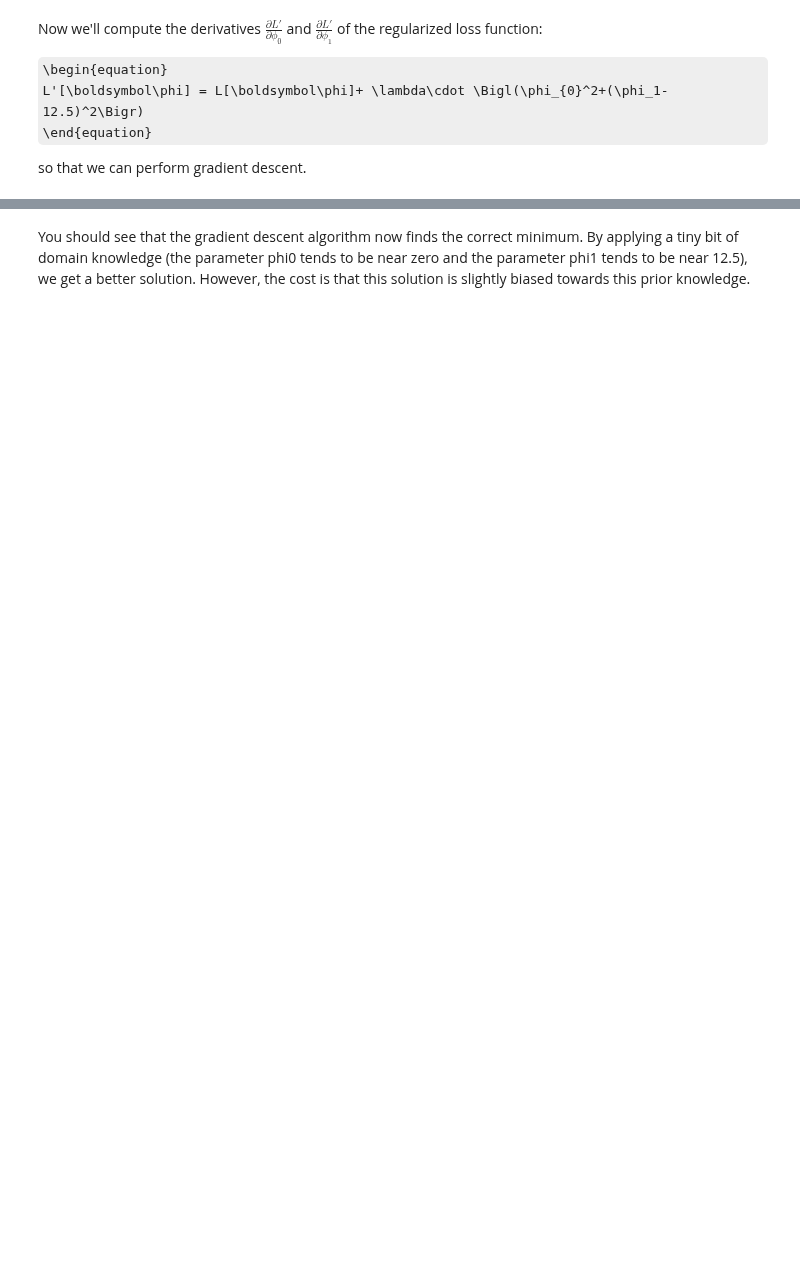
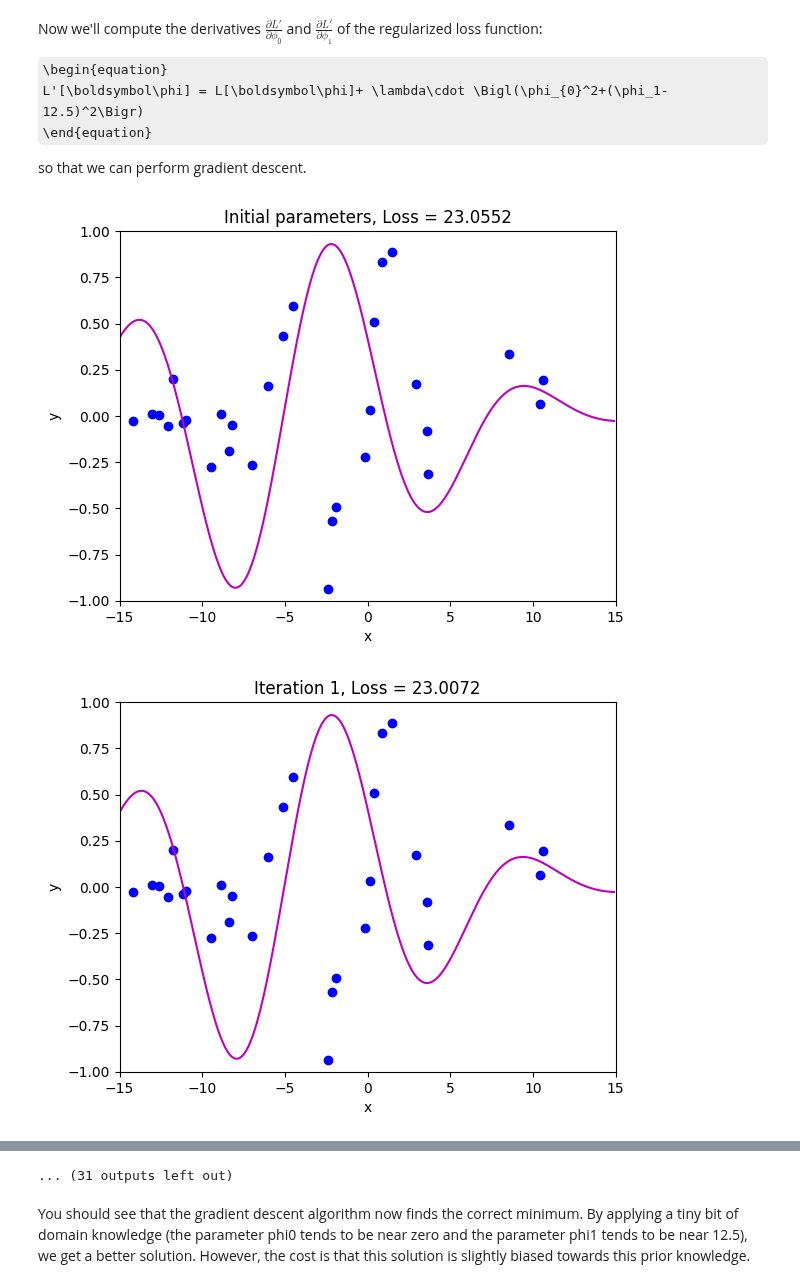
Before and after one commit to MahmoudAshrafYadem/udlbook-Ai_Mahmoud-ibrahim-Ahmed, a Jupyter notebook: Notebooks/Chap09/9_1_L2_Regularization.ipynb, the cells around one changed output, grey strips where cells are left out. Drawn from its saved outputs; the diff is of its cells as text; code cells hidden in the pictures; some formulas as TeX source; blank space fills up the shorter version.

```diff
--- a/Notebooks/Chap09/9_1_L2_Regularization.ipynb
+++ b/Notebooks/Chap09/9_1_L2_Regularization.ipynb
@@ -290,24 +290,29 @@ def gradient_descent_step2(phi, lambda_, data,  model):
   phi = phi - alpha * gradient
   return phi
 # %%
-# Finally, let's run gradient descent and draw the result
-# Initialize the parameters
+# Initialize parameters
 n_steps = 41
-phi_all = np.zeros((2,n_steps+1))
-phi_all[0,0] = 2.6
-phi_all[1,0] = 8.5
+phi_all = np.zeros((2, n_steps+1))
+phi_all[:,0] = [2.6, 8.5]  # initial parameters
 lambda_ = 0.2
 
 # Measure loss and draw initial model
-loss =  compute_loss2(data[0,:], data[1,:], model, phi_all[:,0:1], lambda_)
-draw_model(data,model,phi_all[:,0:1], "Initial parameters, Loss = %f"%(loss))
+loss = compute_loss2(data[0,:], data[1,:], model, phi_all[:,0], lambda_)
+draw_model(data, model, phi_all[:,0], f"Initial parameters, Loss = {loss:.4f}")
 
-for c_step in range (n_steps):
-  # Do gradient descent step
-  phi_all[:,c_step+1:c_step+2] = gradient_descent_step2(phi_all[:,c_step:c_step+1],lambda_, data, model)
-  # Measure loss and draw model every 8th step
-  if c_step % 8 == 0:
-    loss =  compute_loss2(data[0,:], data[1,:], model, phi_all[:,c_step+1:c_step+2], lambda_)
-    draw_model(data,model,phi_all[:,c_step+1], "Iteration %d, loss = %f"%(c_step+1,loss))
+for c_step in range(n_steps):
+    # Gradient descent step
+    phi_next = gradient_descent_step2(phi_all[:, c_step:c_step+1], lambda_, data, model)
+    phi_all[:, c_step+1:c_step+2] = phi_next  # keep column shape for storing
 
+    # Draw model every 8th step
+    if c_step % 8 == 0:
+        # Flatten to 1D before plotting
+        phi_flat = phi_all[:, c_step+1:c_step+2].flatten()
+        loss = compute_loss2(data[0,:], data[1,:], model, phi_all[:, c_step+1:c_step+2], lambda_).item()
+    draw_model(data, model, phi_flat, f"Iteration {c_step+1}, Loss = {loss:.4f}")
+# Draw the loss surface with the parameter iterations
 draw_loss_function_reg(data, model, lambda_, my_colormap, phi_all)
+# %% [output]
+[figure, added]
+[figure, added]
@@ -314,2 +329,3 @@ draw_loss_function_reg(data, model, lambda_, my_colormap, phi_all)
+... (31 outputs left out)
 # %% [markdown]
 You should see that the gradient descent algorithm now finds the correct minimum.  By applying a tiny bit of domain knowledge (the parameter phi0 tends to be near zero and the parameter phi1 tends to be near 12.5), we get a better solution.  However, the cost is that this solution is slightly biased towards this prior knowledge.
```
Also changed, not shown: parts of 3 cells of this notebook.
